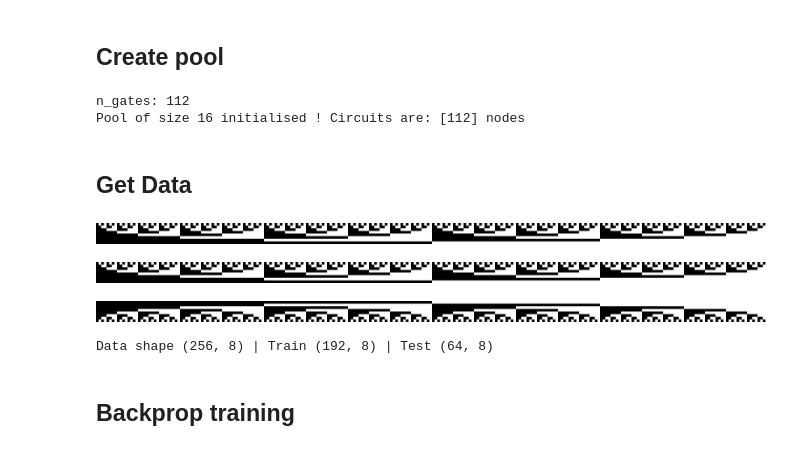
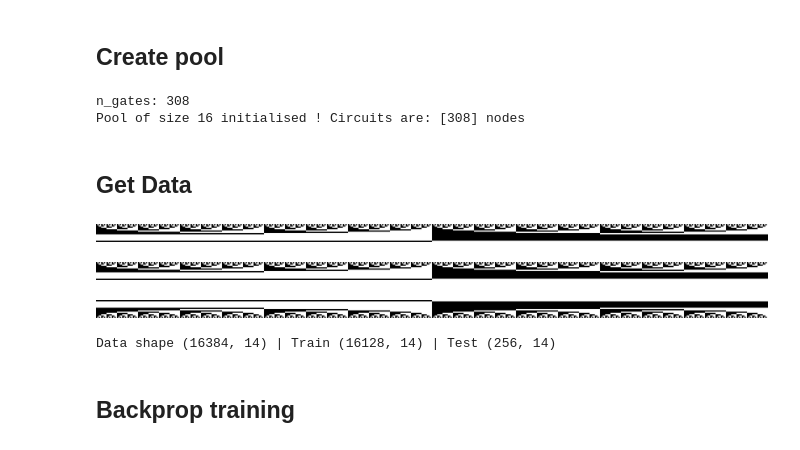
Before and after one commit to GabrielBena/boolean_nca_cc, a Jupyter notebook: trained_models.ipynb, the cells around one changed output. Saved outputs shown, nothing was run; the diff lists cells and outputs as text; code cells hidden in the pictures.

```diff
--- a/trained_models.ipynb
+++ b/trained_models.ipynb
@@ -102,14 +108,15 @@ from boolean_nca_cc.training.pool.structural_perturbation import compute_damage_
 # run_id = "gbena/boolean-nca-cc/y2swhhrl"  # Fixed wires, damages, reverse task
 run_id = "gbena/boolean-nca-cc/f1vzpb58"  # Random wires, damages, reverse task
 # run_id = "gbena/boolean-nca-cc/1u5ssulx"  # Random wires, damages, reverse task
-run_id = "gbena/boolean-nca-cc/37mmnrgd"  # Random wires 10x10. reverse
+# run_id = "gbena/boolean-nca-cc/37mmnrgd"  # Random wires 10x10. reverse
+run_id = "gbena/boolean-nca-cc/6mo8q61y" # Random wires 14x14. reverse
 
-run_id = "gbena/boolean-nca-cc/fuervzs9"  # Fixed wires, 8x8, perceiver model
+# run_id = "gbena/boolean-nca-cc/fuervzs9"  # Fixed wires, 8x8, perceiver model
 
 loaded_config, checkpoint_path, run_id = load_config_from_wandb(
     run_id=run_id.split("/")[-1],
     entity="gbena",
-    filename="best_model_eval_damaged_in_test_hard_accuracy",
+    filename="best_model_eval_damaged_out_test_hard_accuracy",
     use_cache=False,
     # filename="latest_checkpoint",
 )
@@ -159,6 +166,16 @@ wires_key, logits_key = jax.random.split(pool_key, 2)
 
 batch_size = 16
 
+
+configure_build_graph(
+    neighboring_connections=loaded_config.graph.neighboring_connections,
+    bidirectional_edges=loaded_config.graph.bidirectional_edges,
+    use_dist_pe=loaded_config.graph.get("use_dist_pe", False),
+    use_rwse=loaded_config.graph.get("use_rwse", False),
+    rwse_k=loaded_config.graph.get("rwse_k", 8),
+)
+
+
 pool = initialize_graph_pool(
     wires_key=wires_key,
     logits_key=logits_key,
@@ -174,13 +191,13 @@ pool = initialize_graph_pool(
 
 print(f"Pool of size {batch_size} initialised ! Circuits are: {pool.graphs.n_node[0]} nodes")
 # %% [output]
-n_gates: 112
-Pool of size 16 initialised ! Circuits are: [112] nodes
+n_gates: 308
+Pool of size 16 initialised ! Circuits are: [308] nodes
 # %% [markdown]
 ## Get Data
 # %%
 (x_train, y_train), (x_test, y_test), (x, y0) = get_task_data(
-    loaded_config.circuit.task,
+    loaded_config.tasks.name if hasattr(loaded_config, "tasks") else loaded_config.circuit.task,
     # "text",
     case_n,
     input_bits=loaded_config.circuit.input_bits,
@@ -197,25 +214,25 @@ damage_params = compute_damage_params(loaded_config, layer_sizes, None)
 # %%
 zoom_factor = 8
 
 
 mid_point = x.shape[0] // 2
 # plot_data = lambda x: np.concatenate([x[:128], x[-128:]], axis=0).T
 # plot_data = lambda x: x.T
 if x.shape[0] >= 1024:
-    plot_data = lambda x: x[max(mid_point - 512, 0) : min(mid_point + 512, x.shape[0])].T
+    plot_data = lambda x: x[max(mid_point - 256, 0) : min(mid_point + 256, x.shape[0])].T
 else:
     plot_data = lambda x: x.T
 
 imshow(zoom(plot_data(x), zoom_factor))
 imshow(zoom(plot_data(y0[:, ::-1]), zoom_factor))
 imshow(zoom(plot_data(y0), zoom_factor))
 
 print(f"Data shape {x.shape} | Train {x_train.shape} | Test {x_test.shape}")
 # %% [output]
-[figure, old version]
+[figure, new version]
-[figure, old version]
+[figure, new version]
-[figure, old version]
+[figure, new version]
-Data shape (256, 8) | Train (192, 8) | Test (64, 8)
+Data shape (16384, 14) | Train (16128, 14) | Test (256, 14)
 # %%
 x_text_reversed = plot_data(y0[:, ::-1]).T
 y_text_reversed = plot_data(y0).T
```
Also changed, not shown: parts of 10 cells of this notebook, 21 other files.
